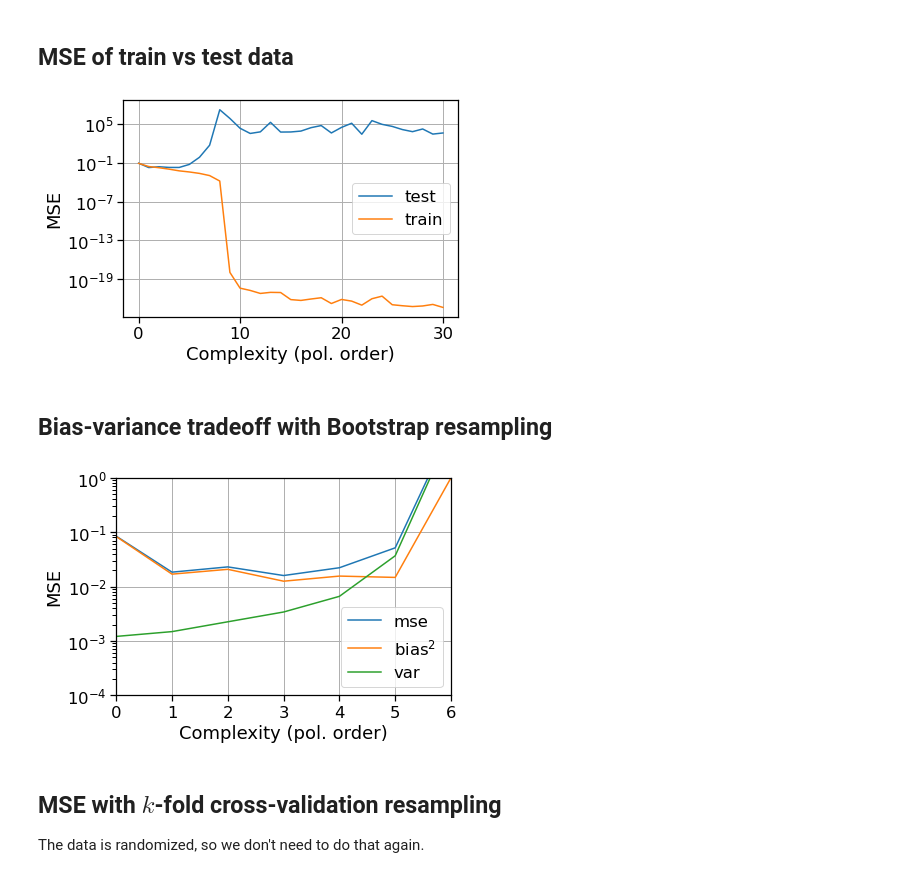
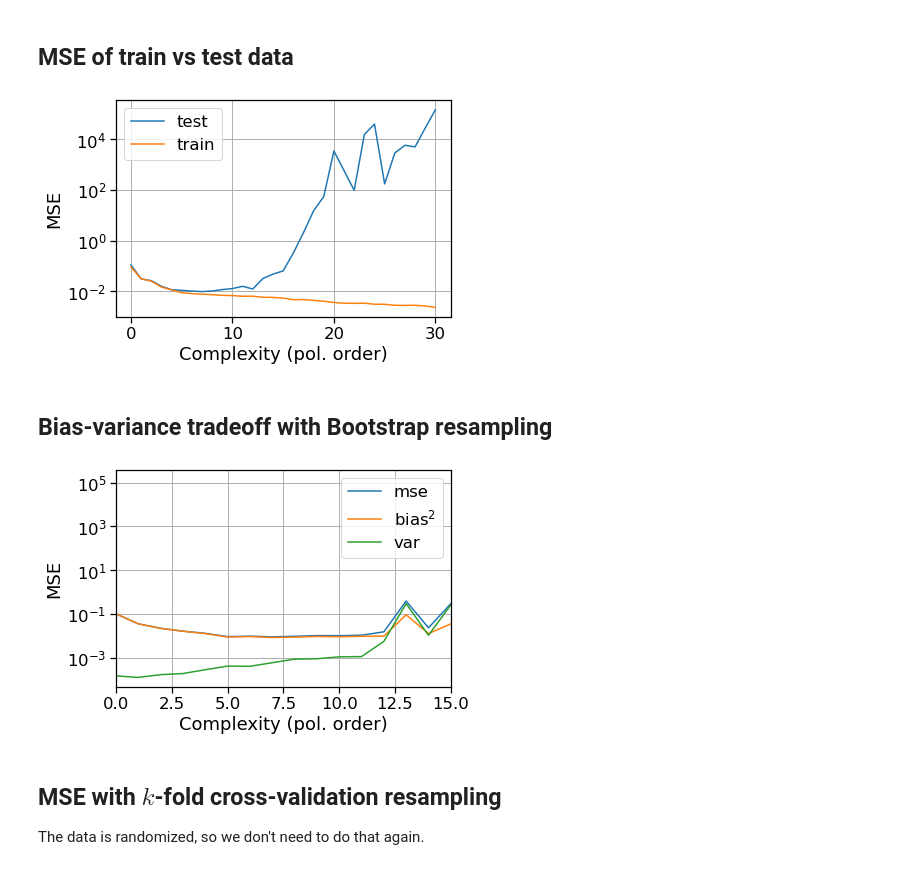
Before and after one commit to fonstelien/FYS-STK4155, a Jupyter notebook: project1/project1.ipynb, the cells around one changed output. Drawn from its saved outputs; the diff is of its cells as text; code cells hidden in the pictures.

```diff
--- a/project1/project1.ipynb
+++ b/project1/project1.ipynb
@@ -21,7 +21,7 @@ def franke_sampler(x, y, noise=.1):
     return (z, f, var_eps)
 # %%
 # Create a mesh with sn uniform randomly scattered points in the rectangle (x_start, y_start), (x_end, y_end). Returned ndarrays have shape (sn, 1)
-def randmesh(sn=100, x_start=0., y_start=0., x_end=1., y_end=1.):
+def randmesh(sn=500, x_start=0., y_start=0., x_end=1., y_end=1.):
     x = np.random.uniform(x_start, x_end, (sn, 1))
     y = np.random.uniform(y_start, y_end, (sn, 1))
     return (x, y)
@@ -114,7 +114,7 @@ ax.set_ylabel("MSE")
 ax.grid(True)
 plt.show()
 # %% [output]
-[figure, old version]
+[figure, new version]
 # %% [markdown]
 ## Bias-variance tradeoff with Bootstrap resampling
 # %%
@@ -142,14 +142,14 @@ for pn in mse_df["pol order"]:
 # %%
 ax = bivar_df.plot(x="pol order", logy=True)
 ax.legend(["mse", "bias$^2$", "var"])
 ax.set_xlabel("Complexity (pol. order)")
 ax.set_ylabel("MSE")
-ax.set_xlim(0,6)
-ax.set_ylim(1E-4,1)
+ax.set_xlim(0,15)
+#ax.set_ylim(1E-4,1)
 ax.grid(True)
 plt.show()
 # %% [output]
-[figure, old version]
+[figure, new version]
 # %% [markdown]
 ## MSE with $k$-fold cross-validation resampling
 The data is randomized, so we don't need to do that again.
```
Also changed, not shown: parts of 15 cells of this notebook.
